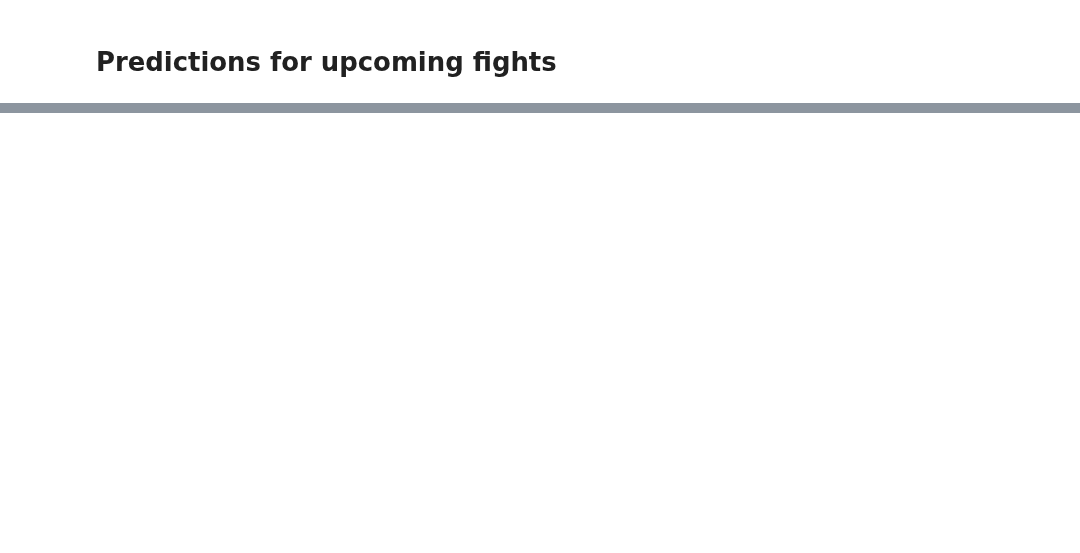
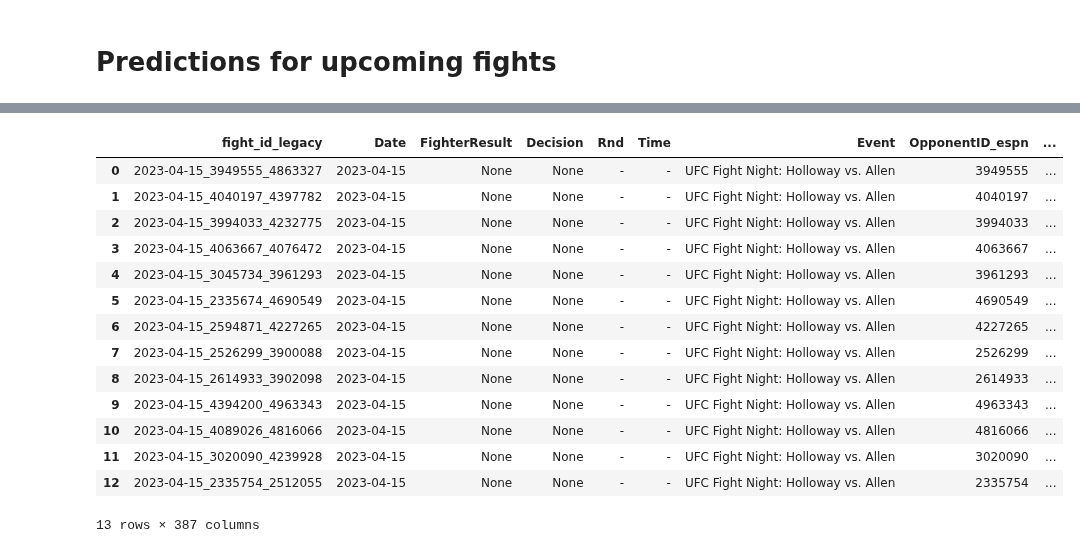
Before and after one commit to John-Curcio/sports, a Jupyter notebook: EXPERIMENTS/2023-04-10_base_template.ipynb, the cells around one changed output, grey strips where cells are left out. Cells and saved outputs as stored; diff of their text form; code cells hidden in the pictures; blank space fills up the shorter version.

```diff
--- a/EXPERIMENTS/2023-04-10_base_template.ipynb
+++ b/EXPERIMENTS/2023-04-10_base_template.ipynb
@@ -975,9 +940,0 @@ Index(['p_fighter_open_implied'], dtype='object')
-# %%
-mod = SimpleSymmetricModel(
-    feat_cols=feat_cols, target_col="win_target",
-    p_fighter_implied_col=p_fighter_implied_col,
-    beta_prior_std=1.0, mcmc=False
-)
-
-y_pred = mod.fit_predict(train_df, aug_test_df, feat_cols)
-y_pred
@@ -1034,3 +992,28 @@ preds_df[["FighterName_ufc", "OpponentName_ufc", "y_pred", p_fighter_implied_col
+# %%
+aug_preds_df = preds_df.merge(
+    ml_df,
+    on=["FighterName", "OpponentName"],
+    how="left"
+)
+aug_preds_df["DraftKings_fighter"] = aug_preds_df["DraftKings_fighter"].astype(int)
+aug_preds_df["DraftKings_opponent"] = aug_preds_df["DraftKings_opponent"].astype(int)
+aug_preds_df
+# %% [output]
+|  | fight_id_legacy | Date | FighterResult | Decision | Rnd | Time | Event | OpponentID_espn | ... |
+| 0 | 2023-04-15_3949555_4863327 | 2023-04-15 | None | None | - | - | UFC Fight Night: Holloway vs. Allen | 3949555 | ... |
+| 1 | 2023-04-15_4040197_4397782 | 2023-04-15 | None | None | - | - | UFC Fight Night: Holloway vs. Allen | 4040197 | ... |
+| 2 | 2023-04-15_3994033_4232775 | 2023-04-15 | None | None | - | - | UFC Fight Night: Holloway vs. Allen | 3994033 | ... |
+| 3 | 2023-04-15_4063667_4076472 | 2023-04-15 | None | None | - | - | UFC Fight Night: Holloway vs. Allen | 4063667 | ... |
+| 4 | 2023-04-15_3045734_3961293 | 2023-04-15 | None | None | - | - | UFC Fight Night: Holloway vs. Allen | 3961293 | ... |
+| 5 | 2023-04-15_2335674_4690549 | 2023-04-15 | None | None | - | - | UFC Fight Night: Holloway vs. Allen | 4690549 | ... |
+| 6 | 2023-04-15_2594871_4227265 | 2023-04-15 | None | None | - | - | UFC Fight Night: Holloway vs. Allen | 4227265 | ... |
+| 7 | 2023-04-15_2526299_3900088 | 2023-04-15 | None | None | - | - | UFC Fight Night: Holloway vs. Allen | 2526299 | ... |
+| 8 | 2023-04-15_2614933_3902098 | 2023-04-15 | None | None | - | - | UFC Fight Night: Holloway vs. Allen | 2614933 | ... |
+| 9 | 2023-04-15_4394200_4963343 | 2023-04-15 | None | None | - | - | UFC Fight Night: Holloway vs. Allen | 4963343 | ... |
+| 10 | 2023-04-15_4089026_4816066 | 2023-04-15 | None | None | - | - | UFC Fight Night: Holloway vs. Allen | 4816066 | ... |
+| 11 | 2023-04-15_3020090_4239928 | 2023-04-15 | None | None | - | - | UFC Fight Night: Holloway vs. Allen | 3020090 | ... |
+| 12 | 2023-04-15_2335754_2512055 | 2023-04-15 | None | None | - | - | UFC Fight Night: Holloway vs. Allen | 2335754 | ... |
+13 rows × 387 columns
 # %%
 from model_selection.metrics import MultiKellyPM
 
```
Also changed, not shown: parts of 44 cells of this notebook.
